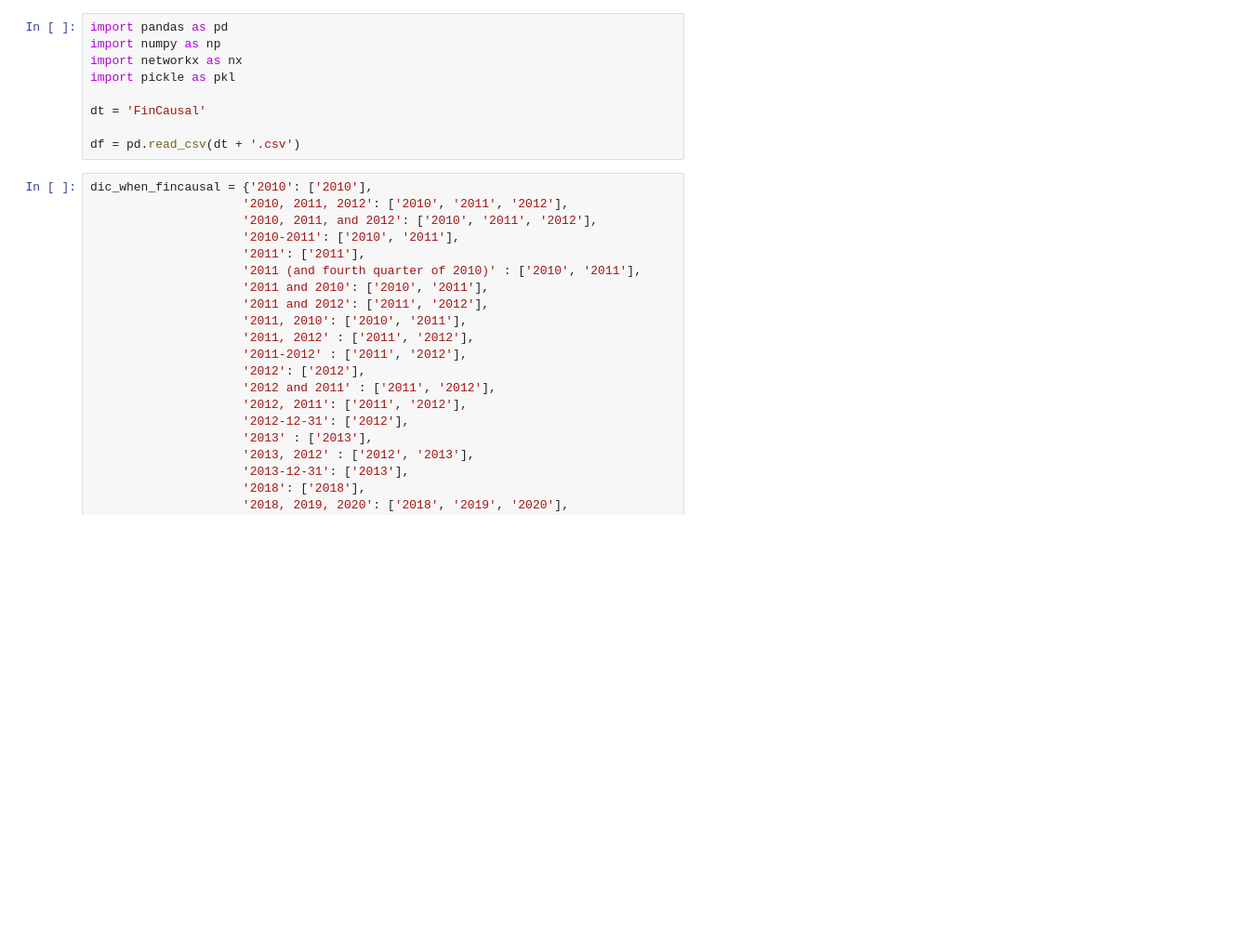
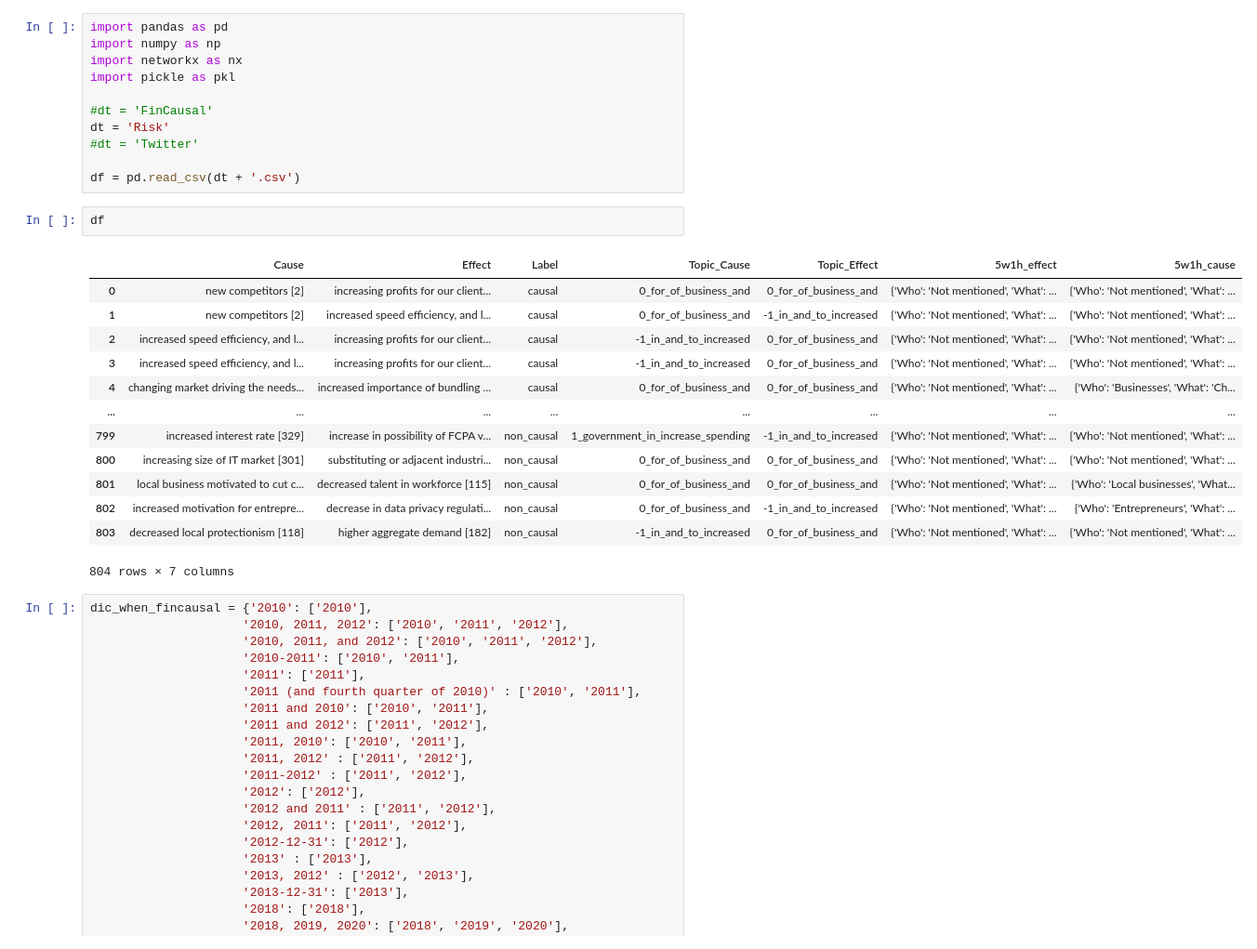
Before and after one commit to GoloMarcos/eCHOLGA, a Jupyter notebook: show_graph.ipynb, the cells around one changed output. Shown at 93% size. Cells and saved outputs as stored; diff of their text form; blank space fills up the shorter version.

Commit message:
enriche datasets. Fincausal 100% and the other need to filter the equal entities, places and dates

```diff
--- a/show_graph.ipynb
+++ b/show_graph.ipynb
@@ -4,9 +4,27 @@ import numpy as np
 import networkx as nx
 import pickle as pkl
 
-dt = 'FinCausal'
+#dt = 'FinCausal'
+dt = 'Risk'
+#dt = 'Twitter'
 
 df = pd.read_csv(dt + '.csv')
+# %%
+df
+# %% [output]
+|  | Cause | Effect | Label | Topic_Cause | Topic_Effect | 5w1h_effect | 5w1h_cause |
+| 0 | new competitors [2] | increasing profits for our client... | causal | 0_for_of_business_and | 0_for_of_business_and | {'Who': 'Not mentioned', 'What': ... | {'Who': 'Not mentioned', 'What': ... |
+| 1 | new competitors [2] | increased speed efficiency, and l... | causal | 0_for_of_business_and | -1_in_and_to_increased | {'Who': 'Not mentioned', 'What': ... | {'Who': 'Not mentioned', 'What': ... |
+| 2 | increased speed efficiency, and l... | increasing profits for our client... | causal | -1_in_and_to_increased | 0_for_of_business_and | {'Who': 'Not mentioned', 'What': ... | {'Who': 'Not mentioned', 'What': ... |
+| 3 | increased speed efficiency, and l... | increasing profits for our client... | causal | -1_in_and_to_increased | 0_for_of_business_and | {'Who': 'Not mentioned', 'What': ... | {'Who': 'Not mentioned', 'What': ... |
+| 4 | changing market driving the needs... | increased importance of bundling ... | causal | 0_for_of_business_and | 0_for_of_business_and | {'Who': 'Not mentioned', 'What': ... | {'Who': 'Businesses', 'What': 'Ch... |
+| ... | ... | ... | ... | ... | ... | ... | ... |
+| 799 | increased interest rate [329] | increase in possibility of FCPA v... | non_causal | 1_government_in_increase_spending | -1_in_and_to_increased | {'Who': 'Not mentioned', 'What': ... | {'Who': 'Not mentioned', 'What': ... |
+| 800 | increasing size of IT market [301] | substituting or adjacent industri... | non_causal | 0_for_of_business_and | 0_for_of_business_and | {'Who': 'Not mentioned', 'What': ... | {'Who': 'Not mentioned', 'What': ... |
+| 801 | local business motivated to cut c... | decreased talent in workforce [115] | non_causal | 0_for_of_business_and | 0_for_of_business_and | {'Who': 'Not mentioned', 'What': ... | {'Who': 'Local businesses', 'What... |
+| 802 | increased motivation for entrepre... | decrease in data privacy regulati... | non_causal | 0_for_of_business_and | -1_in_and_to_increased | {'Who': 'Not mentioned', 'What': ... | {'Who': 'Entrepreneurs', 'What': ... |
+| 803 | decreased local protectionism [118] | higher aggregate demand [182] | non_causal | -1_in_and_to_increased | 0_for_of_business_and | {'Who': 'Not mentioned', 'What': ... | {'Who': 'Not mentioned', 'What': ... |
+804 rows × 7 columns
 # %%
 dic_when_fincausal = {'2010': ['2010'],
                      '2010, 2011, 2012': ['2010', '2011', '2012'],
```
Also changed, not shown: parts of 3 cells of this notebook, 8 other files.
